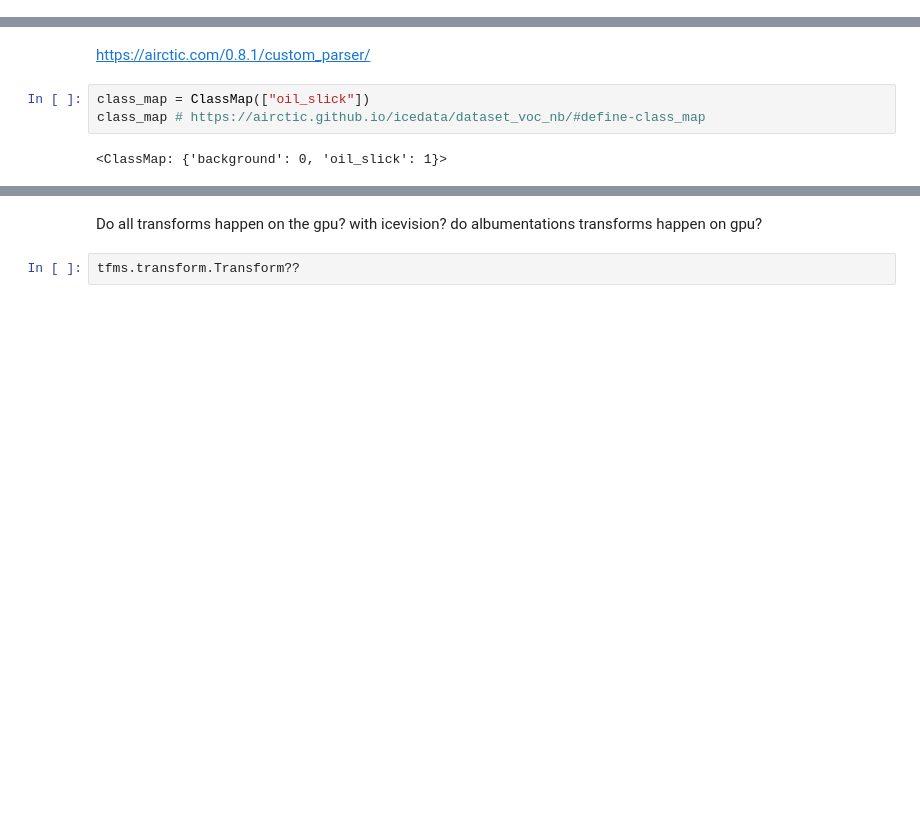
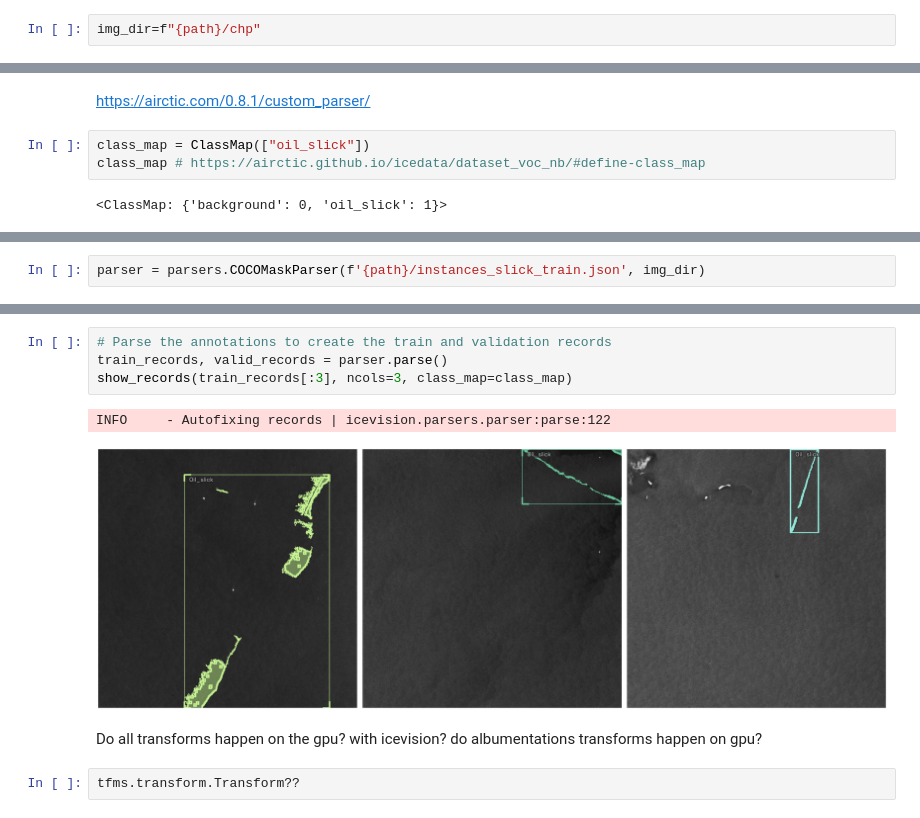
Before and after one commit to SkyTruth/cerulean_AIS, a Jupyter notebook: ml/notebooks/icevision_demo.ipynb, the cells around one changed output, grey strips where cells are left out. Saved outputs shown, nothing was run; the diff lists cells and outputs as text; blank space fills up the shorter version.

Commit message:
icevision correctly parses coco dict for multipolygon instances with RLE annotation format

```diff
--- a/ml/notebooks/icevision_demo.ipynb
+++ b/ml/notebooks/icevision_demo.ipynb
@@ -33,6 +33,8 @@ lbl_chps = [get_lbls(x) for x in get_chps(path)]
 lcl = Path("../out_data")
 path.mkdir(exist_ok=True)
 modelpath = lcl
+# %%
+img_dir=f"{path}/chp"
 # %% [markdown]
 ### Making a COCO Dataset for Mask-RCNN
 # %% [markdown]
@@ -307,0 +249,2 @@ TypeError: __init__() got an unexpected keyword argument 'data_dir'
+# %%
+parser = parsers.COCOMaskParser(f'{path}/instances_slick_train.json', img_dir)
@@ -308,3 +271,10 @@ TypeError: __init__() got an unexpected keyword argument 'data_dir'
+# %%
+# Parse the annotations to create the train and validation records
+train_records, valid_records = parser.parse()
+show_records(train_records[:3], ncols=3, class_map=class_map)
+# %% [output]
+INFO     - Autofixing records | icevision.parsers.parser:parse:122
+[figure, added]
 # %% [markdown]
 Do all transforms happen on the gpu? with icevision? do albumentations transforms happen on gpu?
 # %%
```
Also changed, not shown: parts of 6 cells of this notebook.
